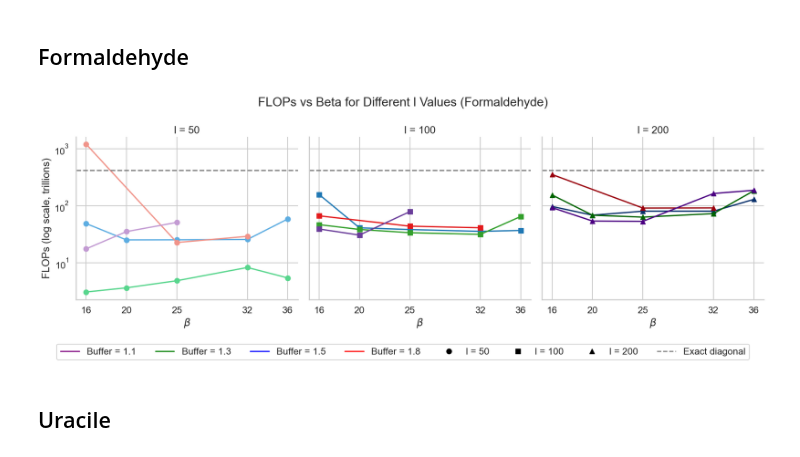
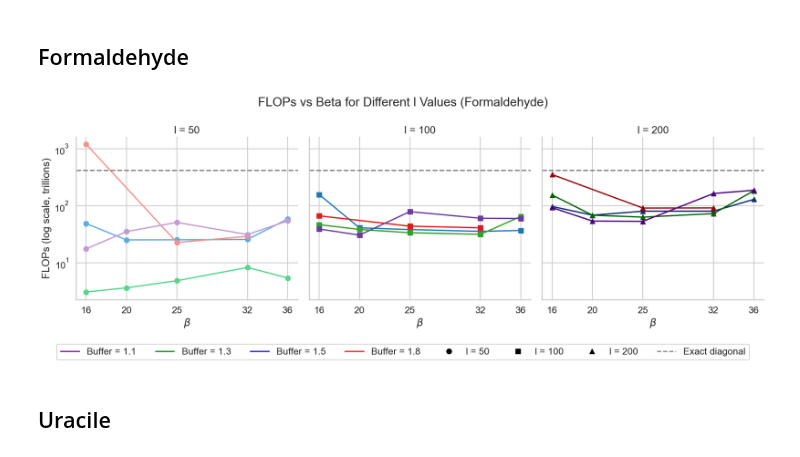
Before and after one commit to framere/Final_codes_MA, a Jupyter notebook: Results_plots/FLOPs_vs_beta.ipynb, the cells around one changed output. Saved outputs shown, nothing was run; the diff lists cells and outputs as text; code cells hidden in the pictures.

```diff
--- a/Results_plots/FLOPs_vs_beta.ipynb
+++ b/Results_plots/FLOPs_vs_beta.ipynb
@@ -127,8 +127,8 @@ FLOPs_100_18 = np.array([66983105819758, 44107871941385, 41321996983879])
 FLOPs_200_18 = np.array([355527777783865, 91773972764663, 92351630291964])
 
 # buffer = 1.1
-FLOPS_50_11 = np.array([17615551426316, 35392155493582, 51406707576678])
-FLOPS_100_11 = np.array([39310987639580, 30776961005983, 79481125955265])
+FLOPS_50_11 = np.array([17615551426316, 35392155493582, 51406707576678, 31470835556851, 54686075310651])
+FLOPS_100_11 = np.array([39310987639580, 30776961005983, 79481125955265, 60725157144556, 60117582783638])
 FLOPS_200_11 = np.array([93267712188224, 54257221844604, 53645885414284, 165059139130695, 188218746184612])
 
 exact_diago = 20*(27643)**3
@@ -139,7 +139,7 @@ fig, axes = plt.subplots(1, 3, figsize=(18, 6), sharey=True, sharex=True)
 axes[0].plot(beta, FLOPs_50 / 1e12, marker='o', color=colors_blue[0])
 axes[0].plot(beta, arr_10_13 / 1e12, marker='o', color=colors_green[0])
 axes[0].plot(beta_2, FLOPs_50_18 / 1e12, marker='o', color=colors_red[0])
-axes[0].plot(beta[:-2], FLOPS_50_11 / 1e12, marker='o', color=colors_violet[0])
+axes[0].plot(beta, FLOPS_50_11 / 1e12, marker='o', color=colors_violet[0])
 axes[0].set_title("l = 50")
 axes[0].set_yscale('log')
 axes[0].set_xlabel(r"$\beta$")
@@ -152,7 +152,7 @@ axes[0].grid(True)
 axes[1].plot(beta, FLOPs_100 / 1e12, marker='s', color=colors_blue[1])
 axes[1].plot(beta, arr_100_13 / 1e12, marker='s', color=colors_green[1])
 axes[1].plot(beta_2, FLOPs_100_18 / 1e12, marker='s', color=colors_red[1])
-axes[1].plot(beta[:-2], FLOPS_100_11 / 1e12, marker='s', color=colors_violet[1])
+axes[1].plot(beta, FLOPS_100_11 / 1e12, marker='s', color=colors_violet[1])
 axes[1].set_title("l = 100")
 axes[1].set_yscale('log')
 axes[1].set_xlabel(r"$\beta$")
@@ -163,34 +163,34 @@ axes[1].grid(True)
 # --- Plot for l = 200 ---
 axes[2].plot(beta, FLOPs_200 / 1e12, marker='^', color=colors_blue[2])
 axes[2].plot(beta, arr_200_13 / 1e12, marker='^', color=colors_green[2])
 axes[2].plot(beta_2, FLOPs_200_18 / 1e12, marker='^', color=colors_red[2])
 axes[2].plot(beta[:], FLOPS_200_11 / 1e12, marker='^', color=colors_violet[2])
 axes[2].set_title("l = 200")
 axes[2].set_yscale('log')
 axes[2].set_xlabel(r"$\beta$")
 axes[2].set_xticks([16, 20, 25, 32, 36])
 axes[2].axhline(y=exact_diago / 1e12, color='gray', linestyle='--', label='Exact diagonal')
 axes[2].grid(True)
 
 # --- Shared Legend ---
 legend_elements = [
     Line2D([0], [0], color='purple', lw=2, label='Buffer = 1.1'),
     Line2D([0], [0], color='green', lw=2, label='Buffer = 1.3'),
     Line2D([0], [0], color='blue', lw=2, label='Buffer = 1.5'),
     Line2D([0], [0], color='red', lw=2, label='Buffer = 1.8'),
     Line2D([0], [0], color='black', marker='o', lw=0, label='l = 50'),
     Line2D([0], [0], color='black', marker='s', lw=0, label='l = 100'),
     Line2D([0], [0], color='black', marker='^', lw=0, label='l = 200'),
     Line2D([0], [0], color='gray', lw=2, linestyle='--', label='Exact diagonal')
 ]
 
 fig.legend(handles=legend_elements, loc='lower center', ncol=8, bbox_to_anchor=(0.5, -0.1))
 fig.suptitle("FLOPs vs Beta for Different l Values (Formaldehyde)")
 sns.despine()
 plt.tight_layout()
 plt.show()
 # %% [output]
-[figure, old version]
+[figure, new version]
 # %% [markdown]
 ## Uracile
 # %%
```
